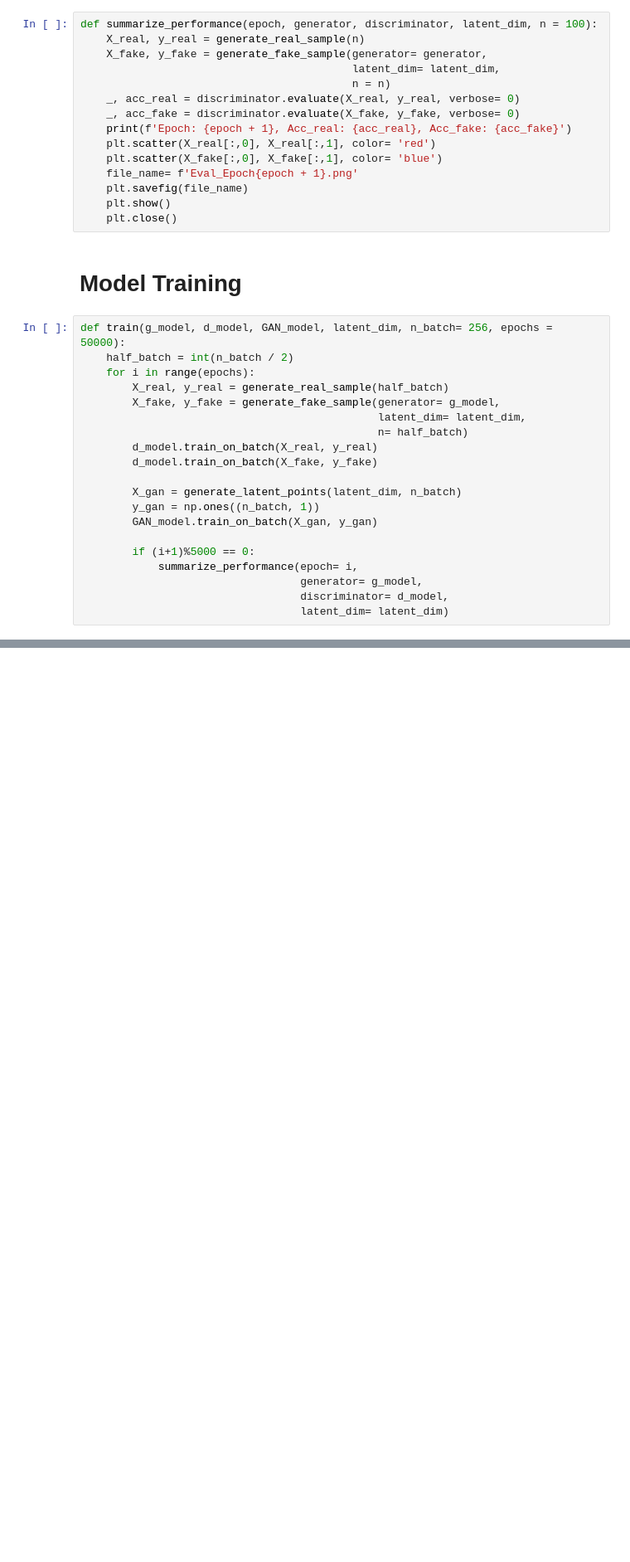
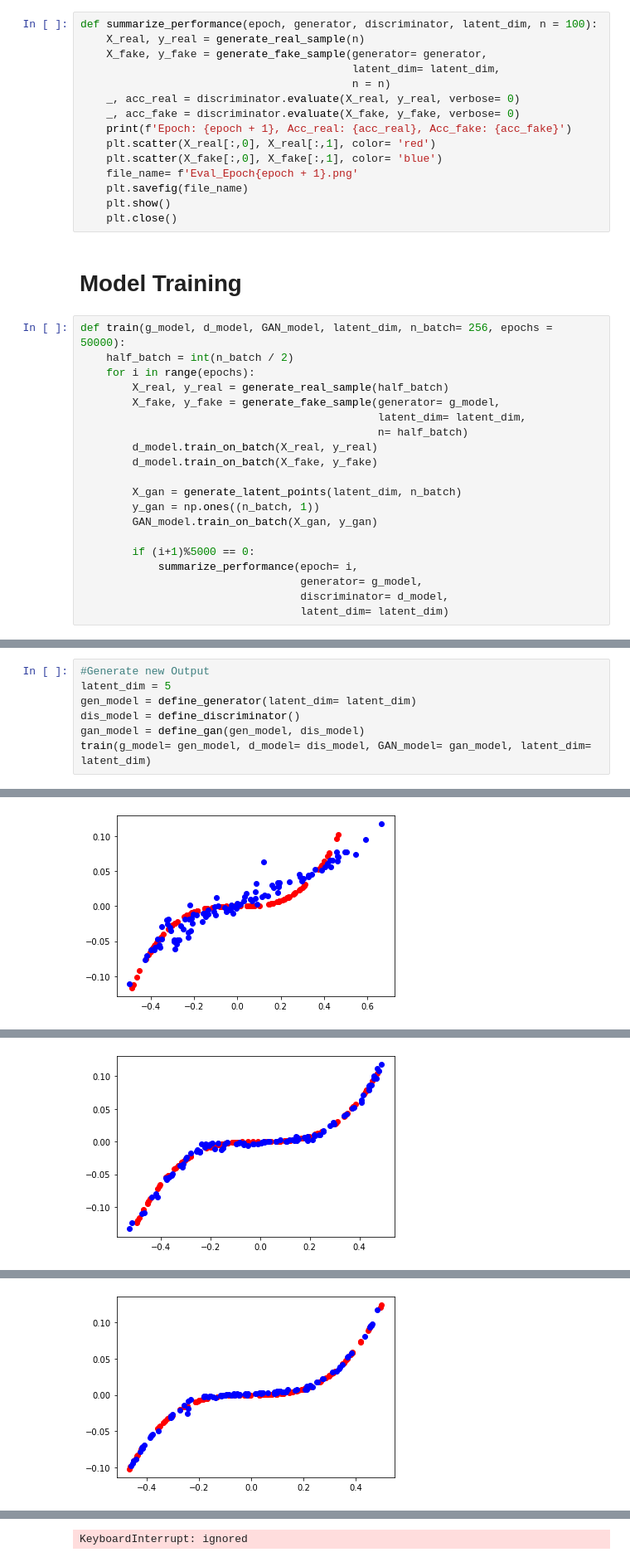
Before and after one commit to datavzch/GANWS21, a Jupyter notebook: Simple_GAN_Example.ipynb, the cells around one changed output, grey strips where cells are left out. Shown at 83% size. Cells and saved outputs as stored; diff of their text form; blank space fills up the shorter version.

```diff
--- a/Simple_GAN_Example.ipynb
+++ b/Simple_GAN_Example.ipynb
@@ -114,0 +142,8 @@ KeyboardInterrupt: ignored
+# %%
+#Generate new Output
+latent_dim = 5
+gen_model = define_generator(latent_dim= latent_dim)
+dis_model = define_discriminator()
+gan_model = define_gan(gen_model, dis_model)
+train(g_model= gen_model, d_model= dis_model, GAN_model= gan_model, latent_dim= latent_dim)
+# %% [output]
@@ -114,0 +151 @@ KeyboardInterrupt: ignored
+[figure, added]
@@ -114,0 +153 @@ KeyboardInterrupt: ignored
+[figure, added]
@@ -114,0 +155 @@ KeyboardInterrupt: ignored
+[figure, added]
@@ -114,0 +162 @@ KeyboardInterrupt: ignored
+KeyboardInterrupt: ignored
```
Also changed, not shown: parts of 6 cells of this notebook.
